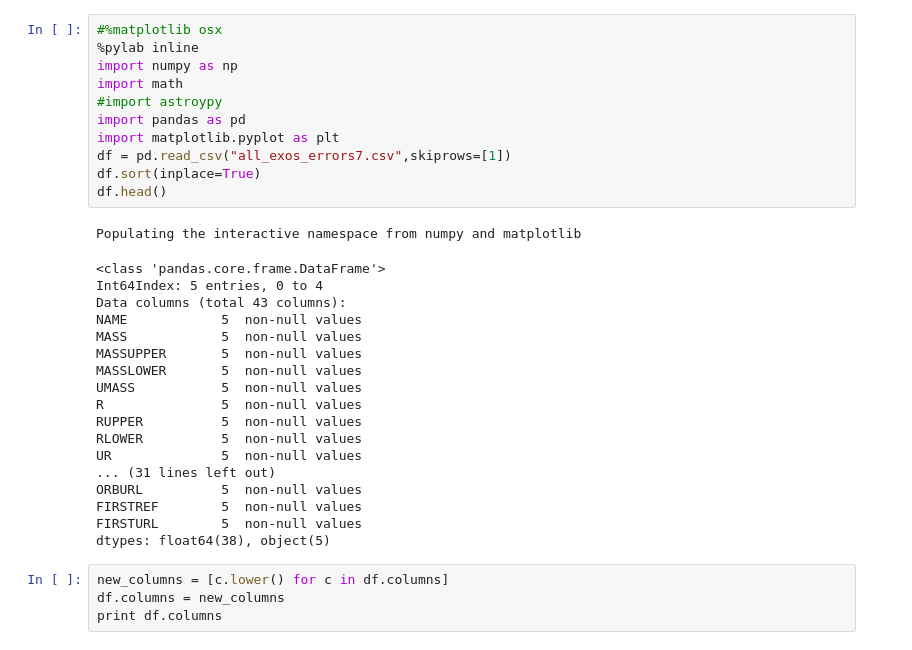
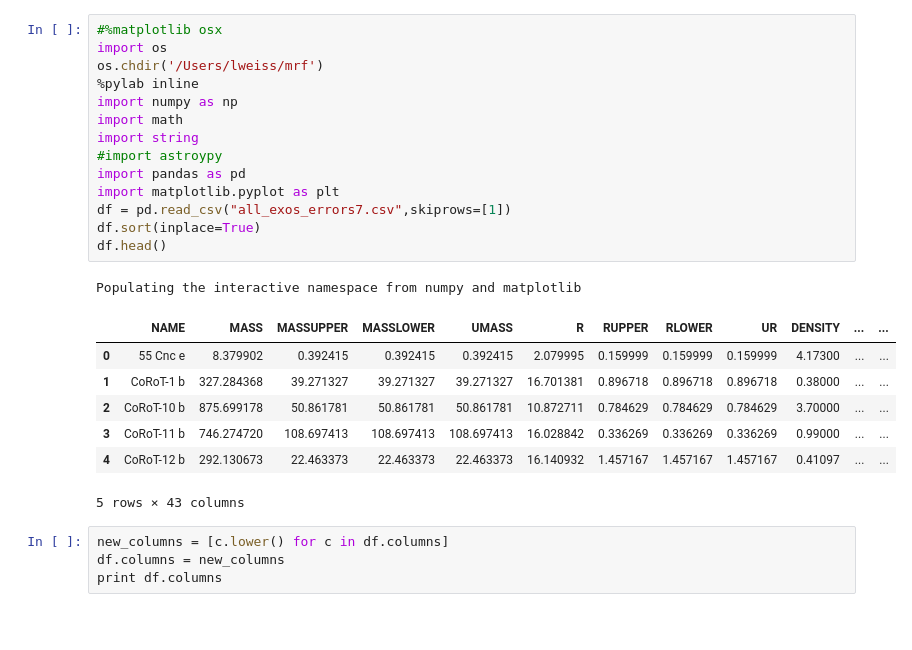
Before and after one commit to sealauren/mrf, a Jupyter notebook: write_exoplanet_table.ipynb, the cells around one changed output. Saved outputs shown, nothing was run; the diff lists cells and outputs as text; blank space fills up the shorter version.

```diff
--- a/write_exoplanet_table.ipynb
+++ b/write_exoplanet_table.ipynb
@@ -1,33 +1,26 @@
 # %%
 #%matplotlib osx
+import os
+os.chdir('/Users/lweiss/mrf')
 %pylab inline
 import numpy as np
 import math
+import string
 #import astroypy
 import pandas as pd
 import matplotlib.pyplot as plt
 df = pd.read_csv("all_exos_errors7.csv",skiprows=[1])
 df.sort(inplace=True)
 df.head()
 # %% [output]
 Populating the interactive namespace from numpy and matplotlib
+|  | NAME | MASS | MASSUPPER | MASSLOWER | UMASS | R | RUPPER | RLOWER | UR | DENSITY | ... | ... |
+| 0 | 55 Cnc e | 8.379902 | 0.392415 | 0.392415 | 0.392415 | 2.079995 | 0.159999 | 0.159999 | 0.159999 | 4.17300 | ... | ... |
+| 1 | CoRoT-1 b | 327.284368 | 39.271327 | 39.271327 | 39.271327 | 16.701381 | 0.896718 | 0.896718 | 0.896718 | 0.38000 | ... | ... |
+| 2 | CoRoT-10 b | 875.699178 | 50.861781 | 50.861781 | 50.861781 | 10.872711 | 0.784629 | 0.784629 | 0.784629 | 3.70000 | ... | ... |
+| 3 | CoRoT-11 b | 746.274720 | 108.697413 | 108.697413 | 108.697413 | 16.028842 | 0.336269 | 0.336269 | 0.336269 | 0.99000 | ... | ... |
+| 4 | CoRoT-12 b | 292.130673 | 22.463373 | 22.463373 | 22.463373 | 16.140932 | 1.457167 | 1.457167 | 1.457167 | 0.41097 | ... | ... |
-<class 'pandas.core.frame.DataFrame'>
-Int64Index: 5 entries, 0 to 4
-Data columns (total 43 columns):
-NAME            5  non-null values
-MASS            5  non-null values
-MASSUPPER       5  non-null values
-MASSLOWER       5  non-null values
-UMASS           5  non-null values
-R               5  non-null values
-RUPPER          5  non-null values
-RLOWER          5  non-null values
-UR              5  non-null values
-... (31 lines left out)
-ORBURL          5  non-null values
-FIRSTREF        5  non-null values
-FIRSTURL        5  non-null values
-dtypes: float64(38), object(5)
+5 rows × 43 columns
 # %%
 new_columns = [c.lower() for c in df.columns]
 df.columns = new_columns
```
Also changed, not shown: parts of 12 cells of this notebook, 1 other file.
